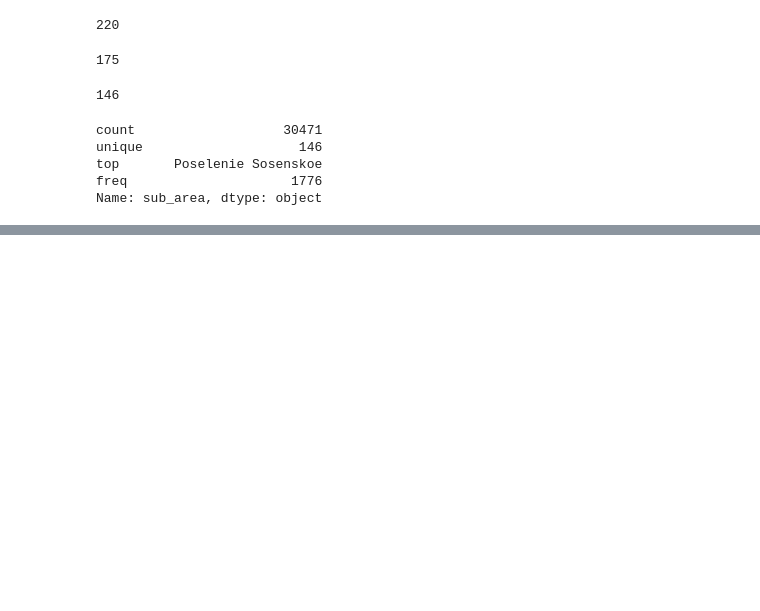
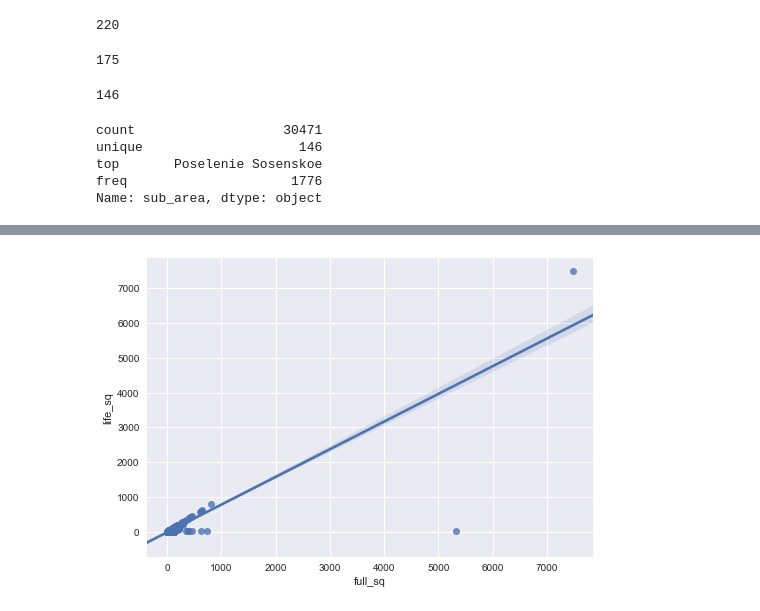
Before and after one commit to kronos455/ideal-octo-robot, a Jupyter notebook: Sberbank.ipynb, the cells around one changed output, grey strips where cells are left out. Cells and saved outputs as stored; diff of their text form; code cells hidden in the pictures; blank space fills up the shorter version.

```diff
--- a/Sberbank.ipynb
+++ b/Sberbank.ipynb
@@ -137,0 +317,7 @@ sber.describe()
+# %%
+sber5 = pd.read_csv("train_21.csv")
+# %%
+x, y = pd.Series(sber5.full_sq, name="full_sq"), pd.Series(sber5.life_sq, name="life_sq")
+ax = sns.regplot(x=x, y=y, robust = True, marker="o")
+# %% [output]
+[figure, added]
```
Also changed, not shown: parts of 37 cells of this notebook, 6 other files.
